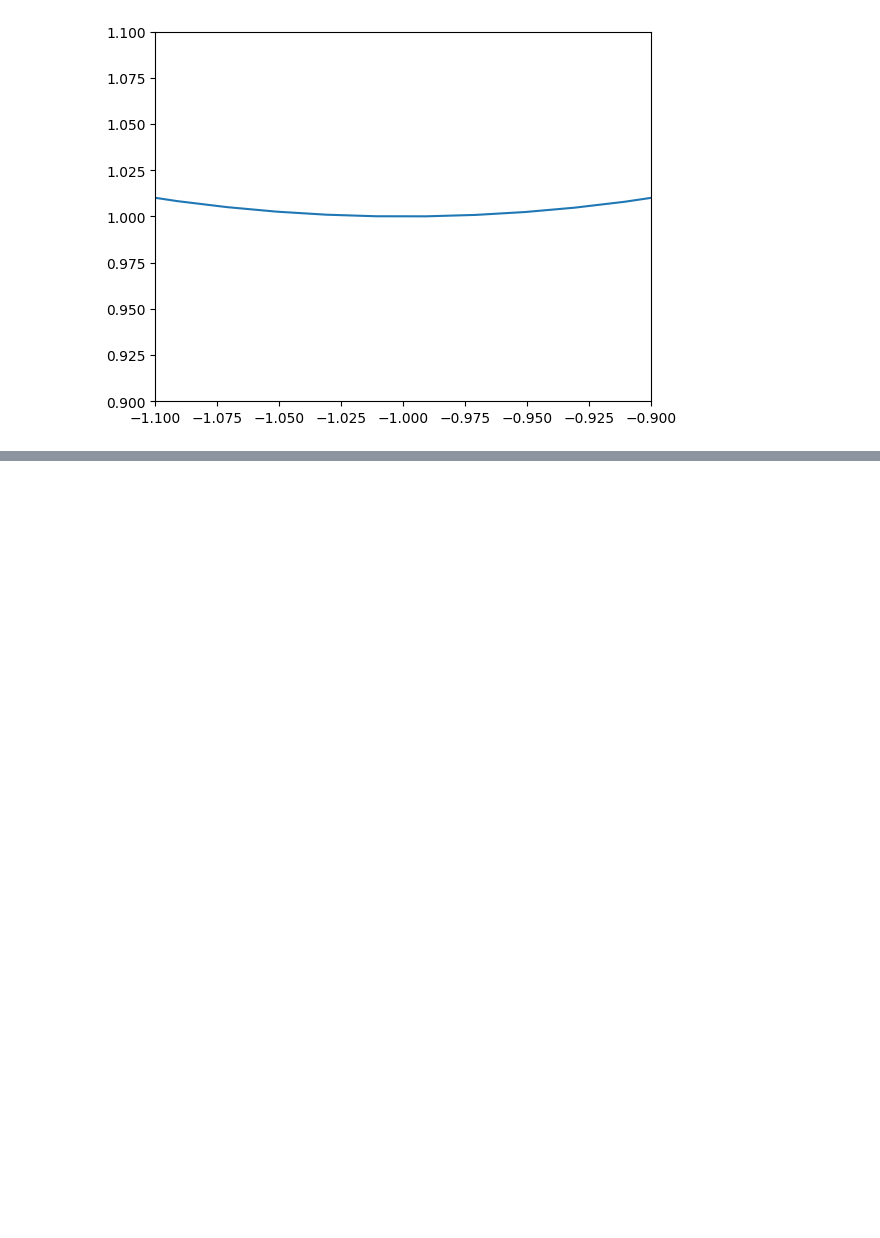
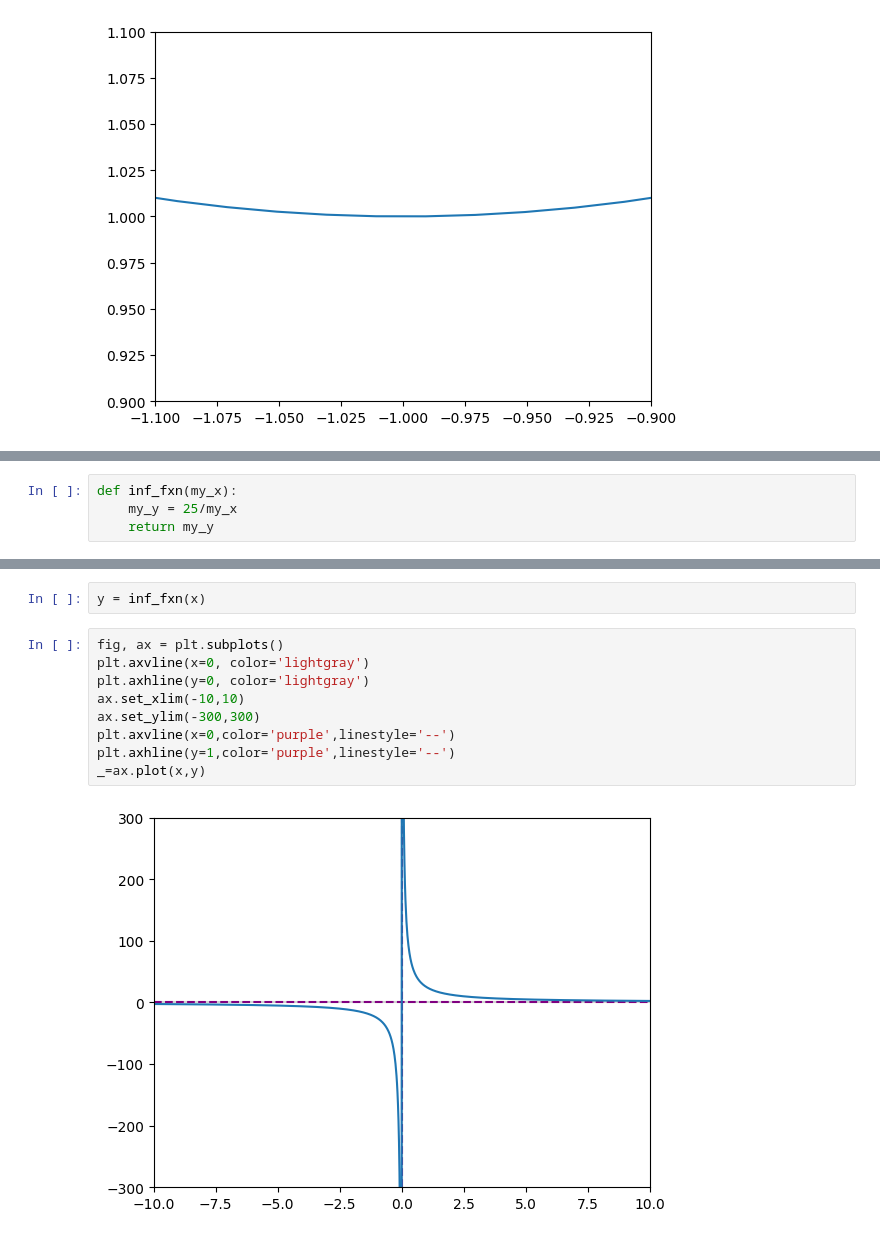
Before and after one commit to Camiloesp/Mathematical-Foundations-of-Machine-Learning, a Jupyter notebook: 50_Limits.ipynb, the cells around one changed output, grey strips where cells are left out. Drawn from its saved outputs; the diff is of its cells as text; blank space fills up the shorter version.

```diff
--- a/50_Limits.ipynb
+++ b/50_Limits.ipynb
@@ -41,0 +167,4 @@ _=ax.plot(x,y)
+# %%
+def inf_fxn(my_x):
+    my_y = 25/my_x
+    return my_y
@@ -41,0 +179,13 @@ _=ax.plot(x,y)
+# %%
+y = inf_fxn(x)
+# %%
+fig, ax = plt.subplots()
+plt.axvline(x=0, color='lightgray')
+plt.axhline(y=0, color='lightgray')
+ax.set_xlim(-10,10)
+ax.set_ylim(-300,300)
+plt.axvline(x=0,color='purple',linestyle='--')
+plt.axhline(y=1,color='purple',linestyle='--')
+_=ax.plot(x,y)
+# %% [output]
+[figure, added]
```
Also changed, not shown: parts of 28 cells of this notebook.
